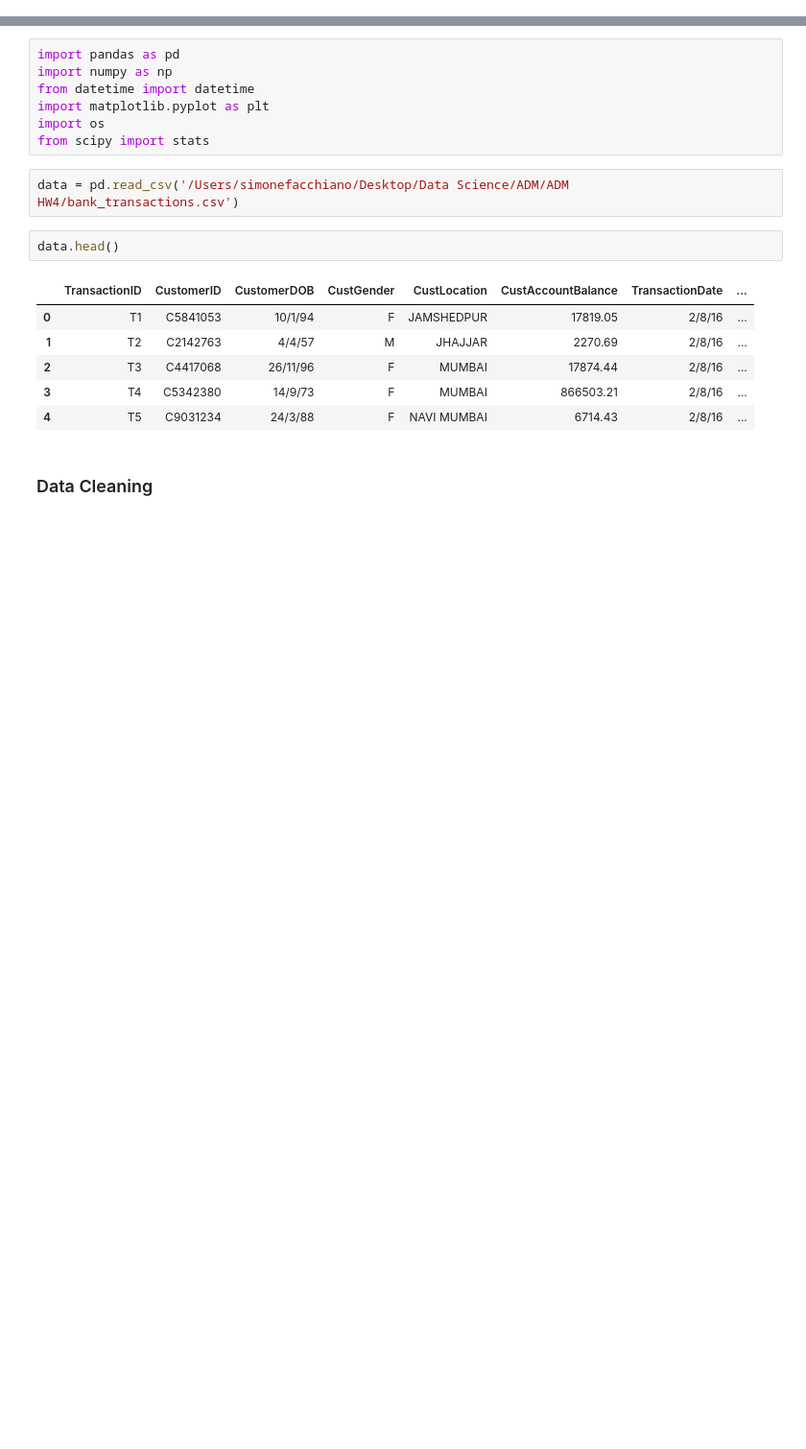
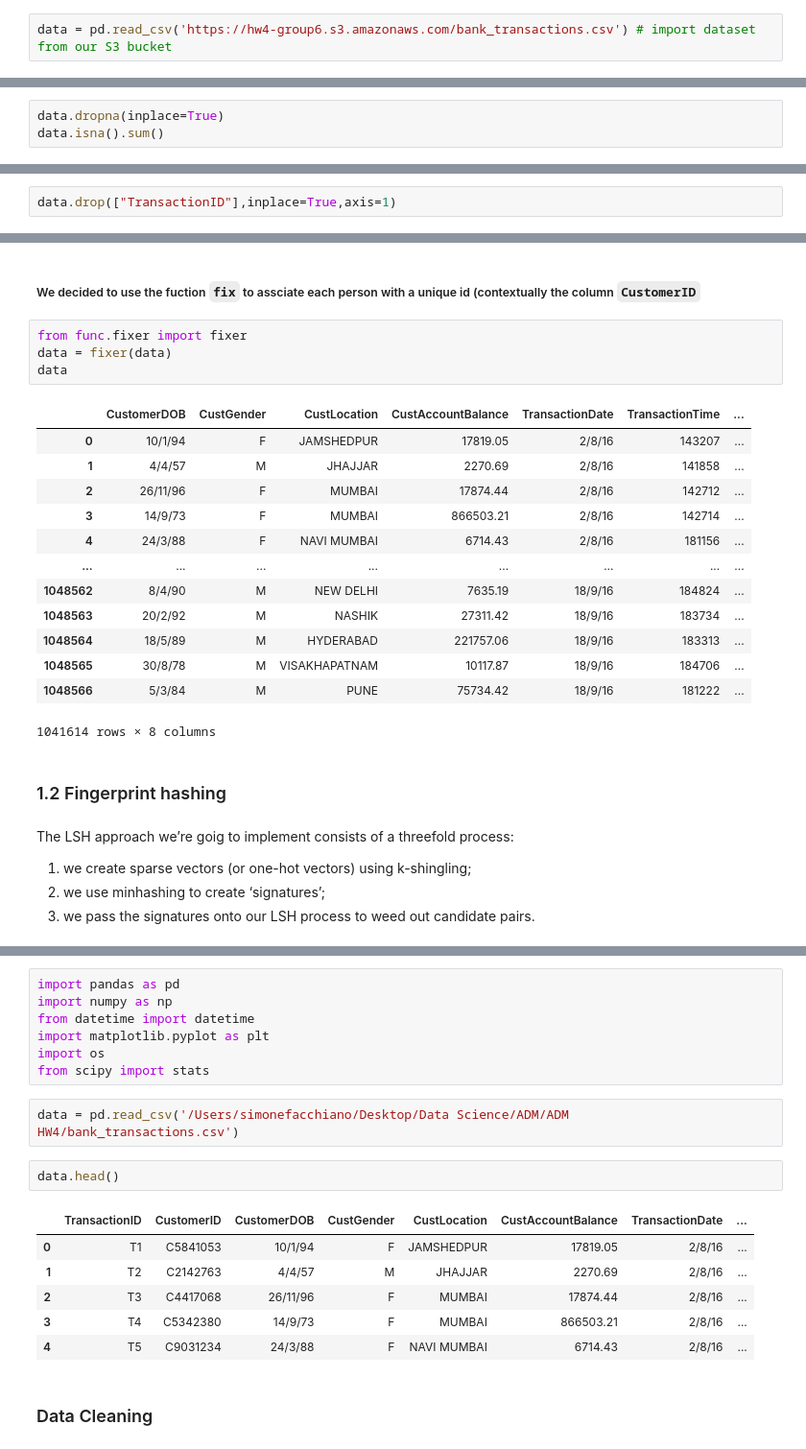
Before and after one commit to simonefacchiano/ADM-HW4, a Jupyter notebook: HW4.ipynb, the cells around one changed output, grey strips where cells are left out. Shown at 96% size. Drawn from its saved outputs; the diff is of its cells as text; blank space fills up the shorter version.

```diff
--- a/HW4.ipynb
+++ b/HW4.ipynb
@@ -0,0 +16,2 @@
+# %%
+data = pd.read_csv('https://hw4-group6.s3.amazonaws.com/bank_transactions.csv') # import dataset from our S3 bucket
@@ -0,0 +35,3 @@
+# %%
+data.dropna(inplace=True)
+data.isna().sum()
@@ -0,0 +54,2 @@
+# %%
+data.drop(["TransactionID"],inplace=True,axis=1)
@@ -0,0 +87,27 @@
+# %% [markdown]
+##### We decided to use the fuction `fix` to assciate each person with a unique id (contextually the column `CustomerID`
+# %%
+from func.fixer import fixer
+data = fixer(data)
+data
+# %% [output]
+|  | CustomerDOB | CustGender | CustLocation | CustAccountBalance | TransactionDate | TransactionTime | ... |
+| 0 | 10/1/94 | F | JAMSHEDPUR | 17819.05 | 2/8/16 | 143207 | ... |
+| 1 | 4/4/57 | M | JHAJJAR | 2270.69 | 2/8/16 | 141858 | ... |
+| 2 | 26/11/96 | F | MUMBAI | 17874.44 | 2/8/16 | 142712 | ... |
+| 3 | 14/9/73 | F | MUMBAI | 866503.21 | 2/8/16 | 142714 | ... |
+| 4 | 24/3/88 | F | NAVI MUMBAI | 6714.43 | 2/8/16 | 181156 | ... |
+| ... | ... | ... | ... | ... | ... | ... | ... |
+| 1048562 | 8/4/90 | M | NEW DELHI | 7635.19 | 18/9/16 | 184824 | ... |
+| 1048563 | 20/2/92 | M | NASHIK | 27311.42 | 18/9/16 | 183734 | ... |
+| 1048564 | 18/5/89 | M | HYDERABAD | 221757.06 | 18/9/16 | 183313 | ... |
+| 1048565 | 30/8/78 | M | VISAKHAPATNAM | 10117.87 | 18/9/16 | 184706 | ... |
+| 1048566 | 5/3/84 | M | PUNE | 75734.42 | 18/9/16 | 181222 | ... |
+1041614 rows × 8 columns
+# %% [markdown]
+### 1.2 Fingerprint hashing
+# %% [markdown]
+The LSH approach we’re goig to implement consists of a threefold process:
+1. we create sparse vectors (or one-hot vectors) using k-shingling;
+2. we use minhashing to create ‘signatures’;
+3. we pass the signatures onto our LSH process to weed out candidate pairs.
```
Also changed, not shown: parts of 102 cells of this notebook.
